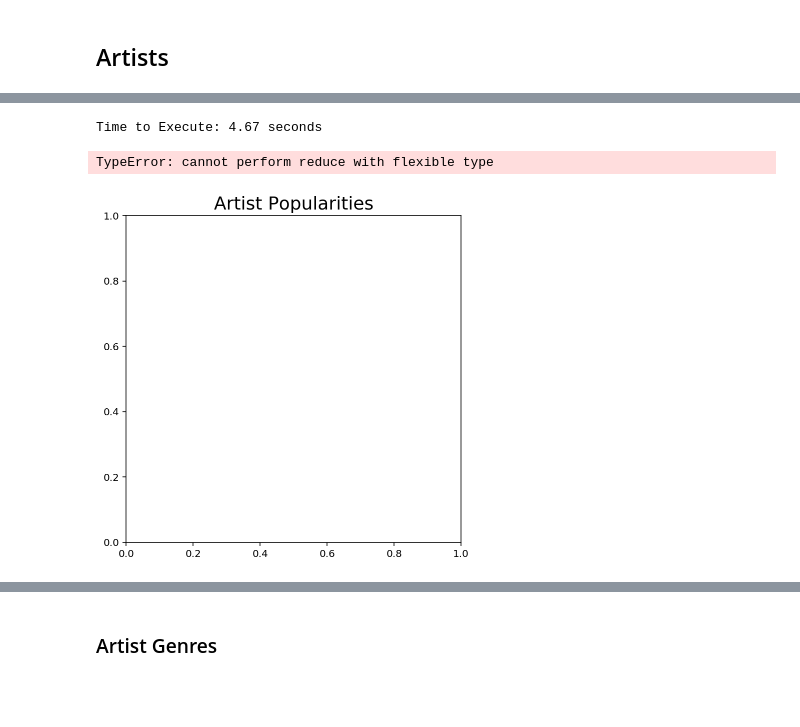
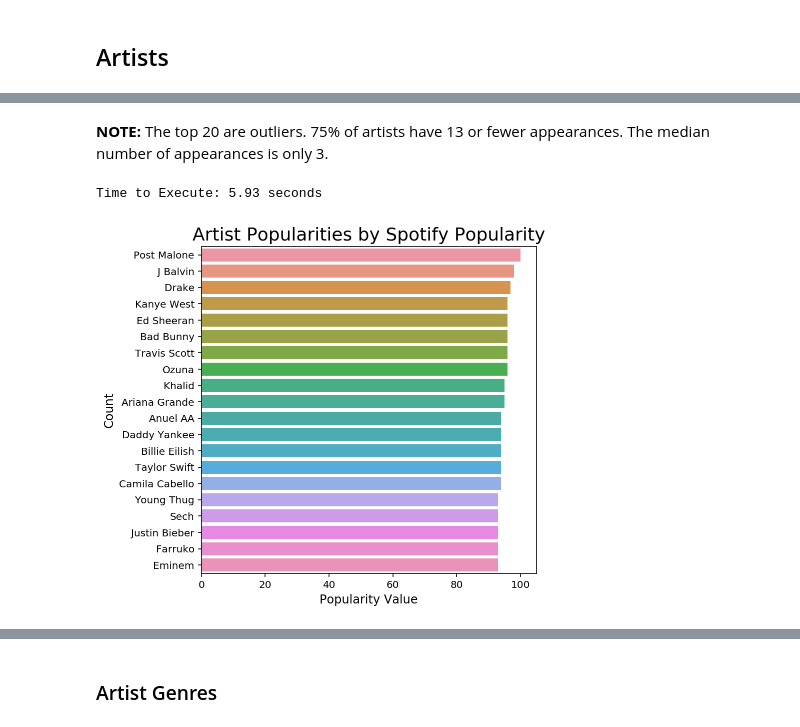
Before and after one commit to awgeezrick/CS109a_finalproject_group20, a Jupyter notebook: mark/Spotify-EDA.ipynb, the cells around one changed output, grey strips where cells are left out. Cells and saved outputs as stored; diff of their text form; code cells hidden in the pictures; blank space fills up the shorter version.

```diff
--- a/mark/Spotify-EDA.ipynb
+++ b/mark/Spotify-EDA.ipynb
@@ -166,13 +224,21 @@ subplot.set_ylabel("Artist", fontsize=12);
+# %% [markdown]
+**NOTE:**
+The top 20 are outliers.  75% of artists have 13 or fewer appearances.  The median number of appearances is only 3.
+# %%
+# Artist Popularity Values
+db_artist_popularity = display_time(session.query(Artists.artist_name, Artists.artist_popularity).all)
+artist_popularity = pd.DataFrame(db_artist_popularity, columns=['artist', 'popularity']).sort_values(by='popularity', ascending=False).reset_index(drop=True)
+# %% [output]
+Time to Execute: 5.93 seconds
 # %%
-# Artist Popularity Values
-artist_popularity = display_time(session.query(Artists.artist_name, Artists.artist_popularity).all)
+fig, subplot = plt.subplots(figsize=(6,6))
+subplot.set_title("Artist Popularities by Spotify Popularity", fontsize=18)
 
-fig, subplot = plt.subplots(figsize=(6,6))
-subplot.set_title("Artist Popularities", fontsize=18)
-sns.distplot(artist_popularity, ax=subplot)
+sns.barplot(y=artist_popularity[:20]['artist'],
+            x=artist_popularity[:20]['popularity'],
+            orient="h", ax=subplot)
+
 subplot.set_xlabel("Popularity Value", fontsize=12)
 subplot.set_ylabel("Count", fontsize=12);
 # %% [output]
-Time to Execute: 4.67 seconds
-TypeError: cannot perform reduce with flexible type
-[figure, old version]
+[figure, new version]
```
Also changed, not shown: parts of 39 cells of this notebook, 8 other files.
